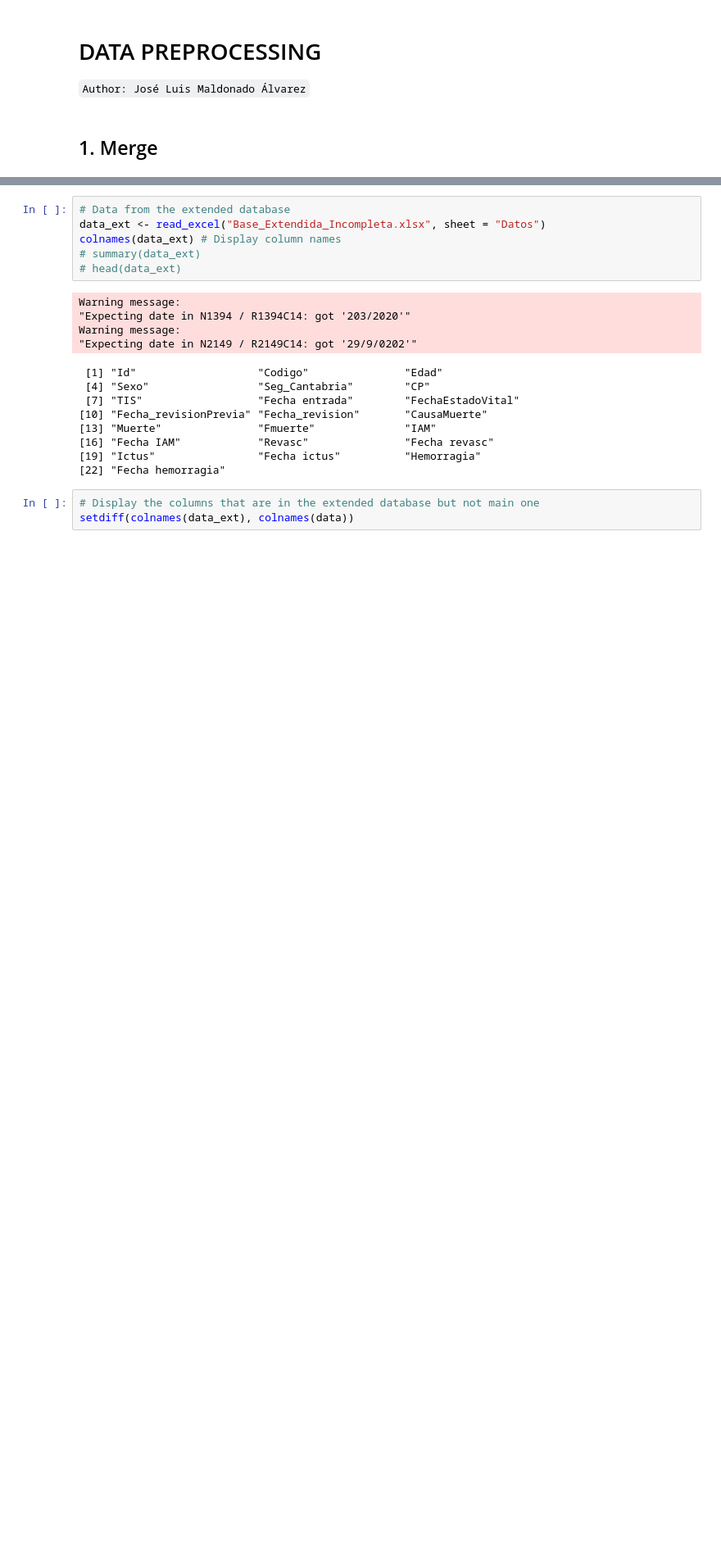
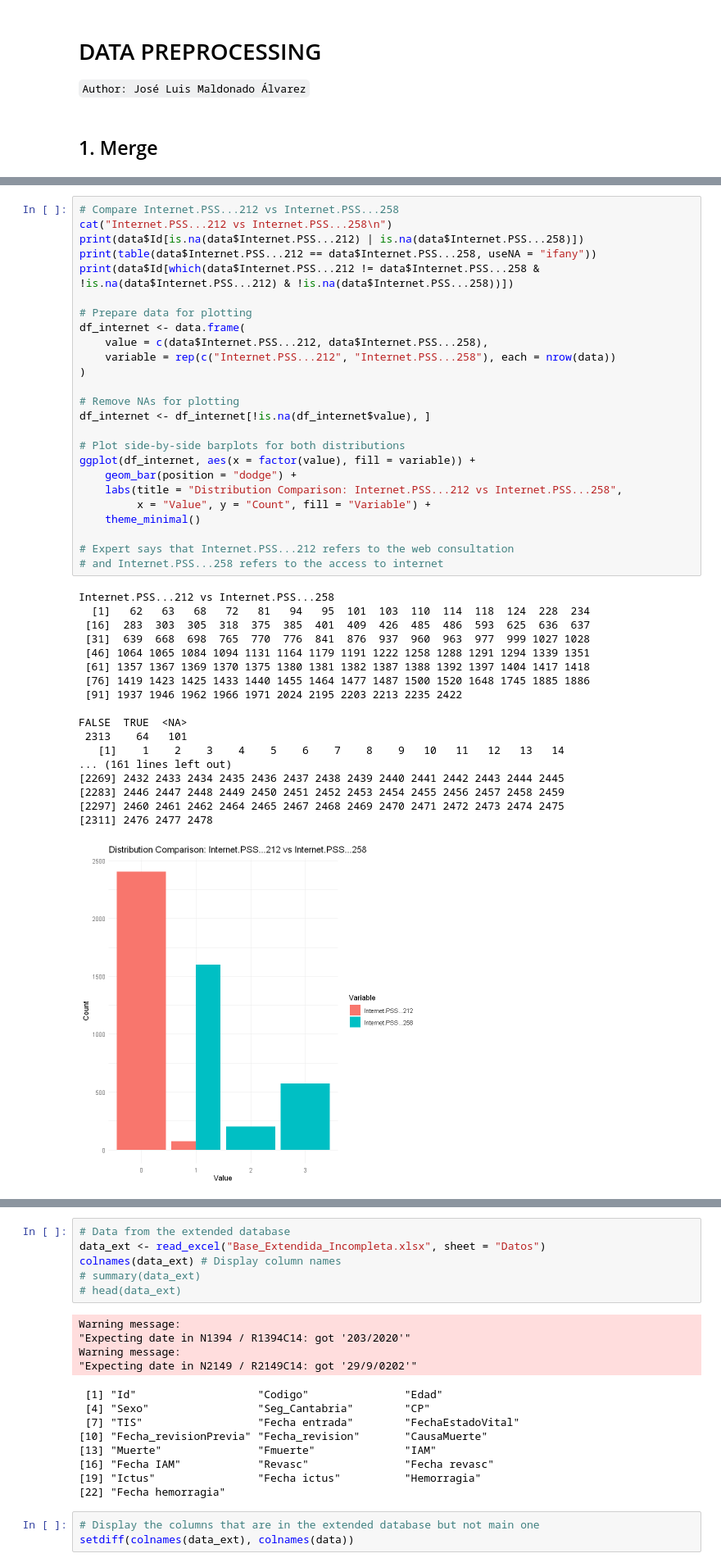
Before and after one commit to JoseLuisMaldonadoA/TFM, a Jupyter notebook: Curation.ipynb, the cells around one changed output, grey strips where cells are left out. Shown at 82% size. Cells and saved outputs as stored; diff of their text form; blank space fills up the shorter version.

```diff
--- a/Curation.ipynb
+++ b/Curation.ipynb
@@ -58,0 +96,44 @@ A tibble: 6 × 290
+# %%
+# Compare Internet.PSS...212 vs Internet.PSS...258
+cat("Internet.PSS...212 vs Internet.PSS...258\n")
+print(data$Id[is.na(data$Internet.PSS...212) | is.na(data$Internet.PSS...258)])
+print(table(data$Internet.PSS...212 == data$Internet.PSS...258, useNA = "ifany"))
+print(data$Id[which(data$Internet.PSS...212 != data$Internet.PSS...258 & !is.na(data$Internet.PSS...212) & !is.na(data$Internet.PSS...258))])
+
+# Prepare data for plotting
+df_internet <- data.frame(
+    value = c(data$Internet.PSS...212, data$Internet.PSS...258),
+    variable = rep(c("Internet.PSS...212", "Internet.PSS...258"), each = nrow(data))
+)
+
+# Remove NAs for plotting
+df_internet <- df_internet[!is.na(df_internet$value), ]
+
+# Plot side-by-side barplots for both distributions
+ggplot(df_internet, aes(x = factor(value), fill = variable)) +
+    geom_bar(position = "dodge") +
+    labs(title = "Distribution Comparison: Internet.PSS...212 vs Internet.PSS...258",
+         x = "Value", y = "Count", fill = "Variable") +
+    theme_minimal()
+
+# Expert says that Internet.PSS...212 refers to the web consultation
+# and Internet.PSS...258 refers to the access to internet
+# %% [output]
+Internet.PSS...212 vs Internet.PSS...258
+  [1]   62   63   68   72   81   94   95  101  103  110  114  118  124  228  234
+ [16]  283  303  305  318  375  385  401  409  426  485  486  593  625  636  637
+ [31]  639  668  698  765  770  776  841  876  937  960  963  977  999 1027 1028
+ [46] 1064 1065 1084 1094 1131 1164 1179 1191 1222 1258 1288 1291 1294 1339 1351
+ [61] 1357 1367 1369 1370 1375 1380 1381 1382 1387 1388 1392 1397 1404 1417 1418
+ [76] 1419 1423 1425 1433 1440 1455 1464 1477 1487 1500 1520 1648 1745 1885 1886
+ [91] 1937 1946 1962 1966 1971 2024 2195 2203 2213 2235 2422
+
+FALSE  TRUE  <NA>
+ 2313    64   101
+   [1]    1    2    3    4    5    6    7    8    9   10   11   12   13   14
+... (161 lines left out)
+[2269] 2432 2433 2434 2435 2436 2437 2438 2439 2440 2441 2442 2443 2444 2445
+[2283] 2446 2447 2448 2449 2450 2451 2452 2453 2454 2455 2456 2457 2458 2459
+[2297] 2460 2461 2462 2464 2465 2467 2468 2469 2470 2471 2472 2473 2474 2475
+[2311] 2476 2477 2478
+[figure, added]
```
Also changed, not shown: parts of 54 cells of this notebook.
